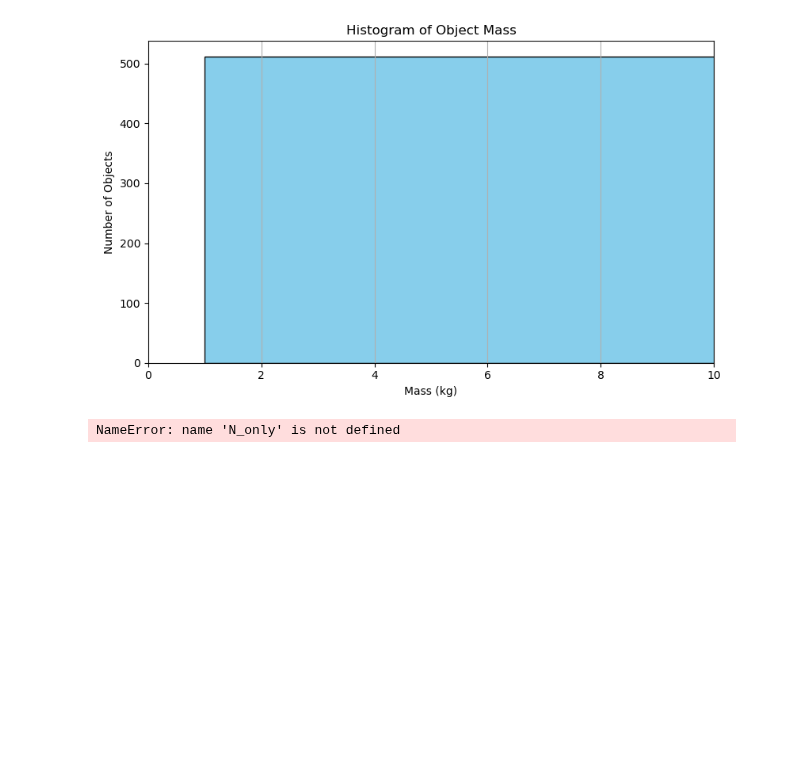
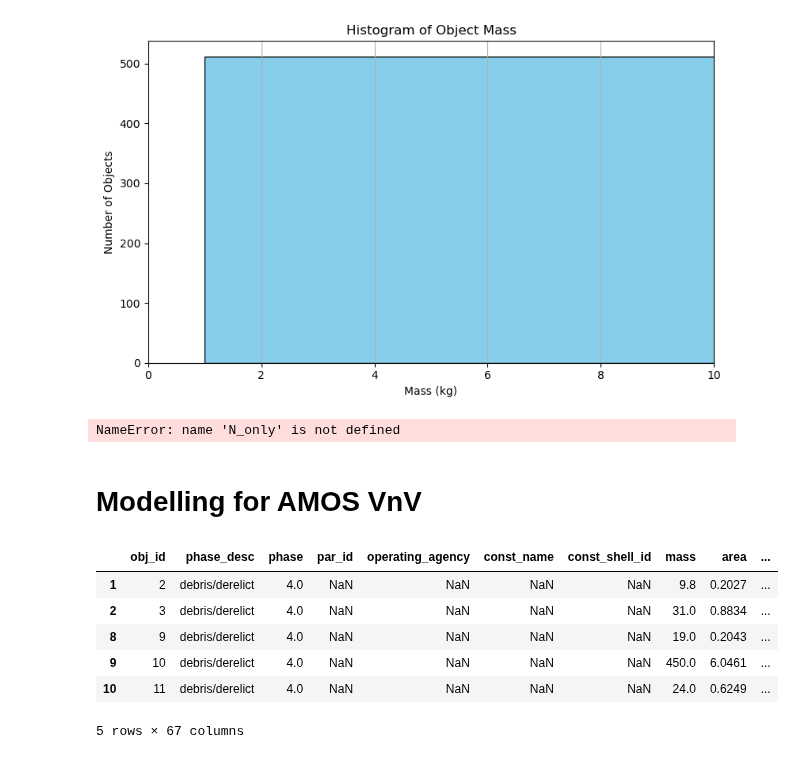
Before and after one commit to ARCLab-MIT/pyssem, a Jupyter notebook: pyssem/utils/notebooks/sep.ipynb, the cells around one changed output. Saved outputs shown, nothing was run; the diff lists cells and outputs as text; code cells hidden in the pictures; blank space fills up the shorter version.

```diff
--- a/pyssem/utils/notebooks/sep.ipynb
+++ b/pyssem/utils/notebooks/sep.ipynb
@@ -251,3 +251,15 @@ plt.grid(True)
 plt.legend()
 plt.tight_layout()
 plt.show()
+# %% [markdown]
+# Modelling for AMOS VnV
+# %%
+T_new.head()
+# %% [output]
+|  | obj_id | phase_desc | phase | par_id | operating_agency | const_name | const_shell_id | mass | area | ... |
+| 1 | 2 | debris/derelict | 4.0 | NaN | NaN | NaN | NaN | 9.8 | 0.2027 | ... |
+| 2 | 3 | debris/derelict | 4.0 | NaN | NaN | NaN | NaN | 31.0 | 0.8834 | ... |
+| 8 | 9 | debris/derelict | 4.0 | NaN | NaN | NaN | NaN | 19.0 | 0.2043 | ... |
+| 9 | 10 | debris/derelict | 4.0 | NaN | NaN | NaN | NaN | 450.0 | 6.0461 | ... |
+| 10 | 11 | debris/derelict | 4.0 | NaN | NaN | NaN | NaN | 24.0 | 0.6249 | ... |
+5 rows × 67 columns
```
Also changed, not shown: parts of 5 cells of this notebook, 15 other files.
